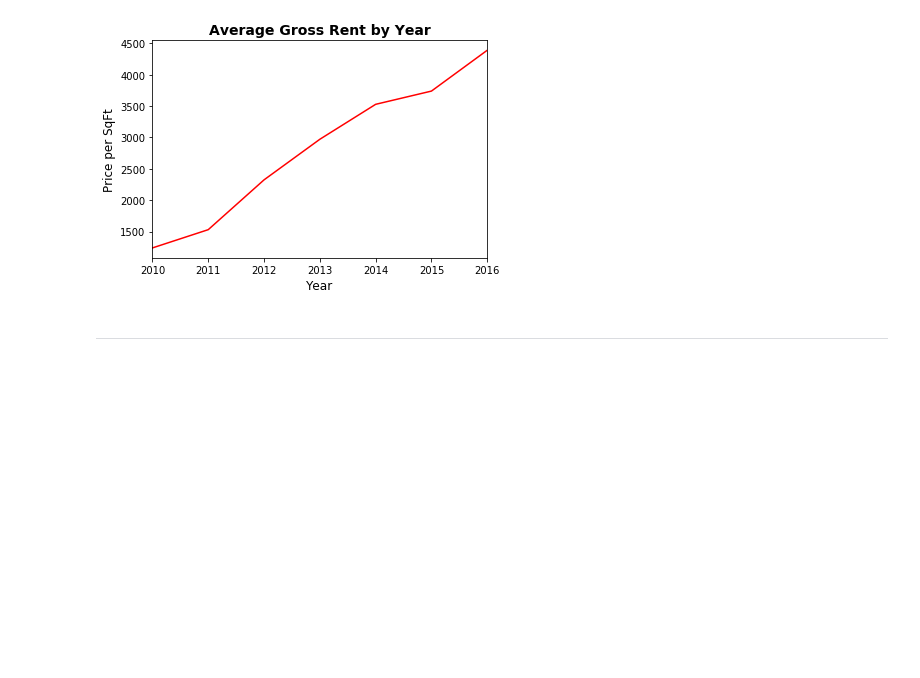
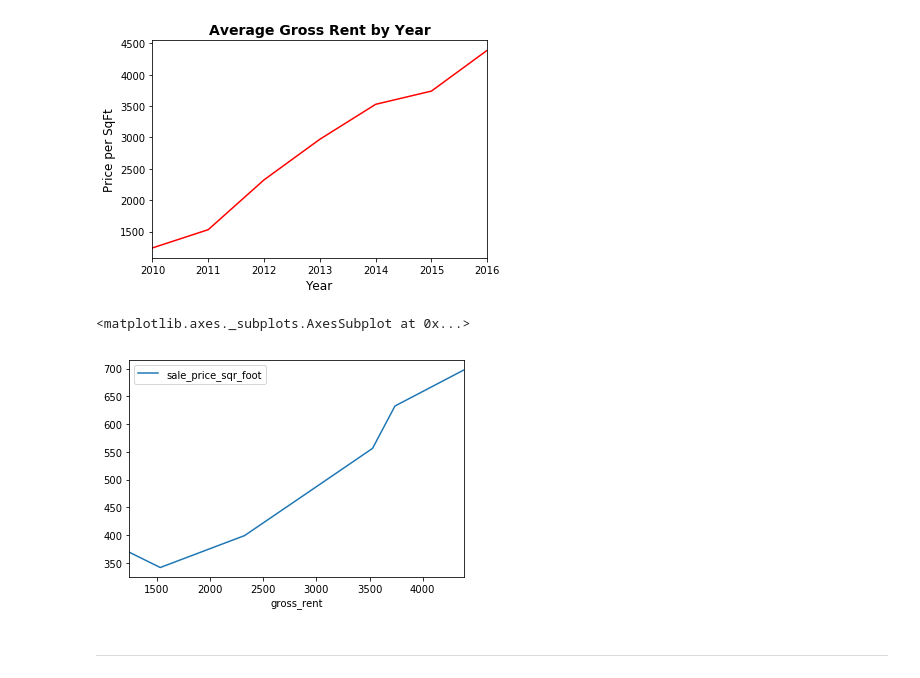
Before and after one commit to iAmSeanzie/WhatTheSFO, a Jupyter notebook: rental_analysis.ipynb, the cells around one changed output. Cells and saved outputs as stored; diff of their text form; code cells hidden in the pictures; blank space fills up the shorter version.

```diff
--- a/rental_analysis.ipynb
+++ b/rental_analysis.ipynb
@@ -98,7 +101,15 @@ In this section, you will calculate the average monthly rent and the average pri
 **Optional challenge:** Plot each line chart in a different color.
 # %%
 # Calculate the average sale price per square foot and average gross rent
-# YOUR CODE HERE!
+#sfo_cost = (
+#   sfo_data[["housing_units"]].groupby([sfo_data.index]).mean()
+#)
+sale_prices_by_year = (
+    sfo_data[["sale_price_sqr_foot", "gross_rent"]]
+    .groupby("year")
+    .mean()
+)
+sale_prices_by_year
 # %% [output]
 |  | sale_price_sqr_foot | gross_rent |
 | year |  |  |
@@ -121,6 +143,11 @@ In this section, you will calculate the average monthly rent and the average pri
 # %% [output]
 [figure]
 [figure]
+# %%
+sale_prices_by_year.plot.line("gross_rent")
+# %% [output]
+<matplotlib.axes._subplots.AxesSubplot at 0x...>
+[figure, added]
 # %% [markdown]
 - - -
 # %% [markdown]
```
Also changed, not shown: parts of 6 cells of this notebook.
